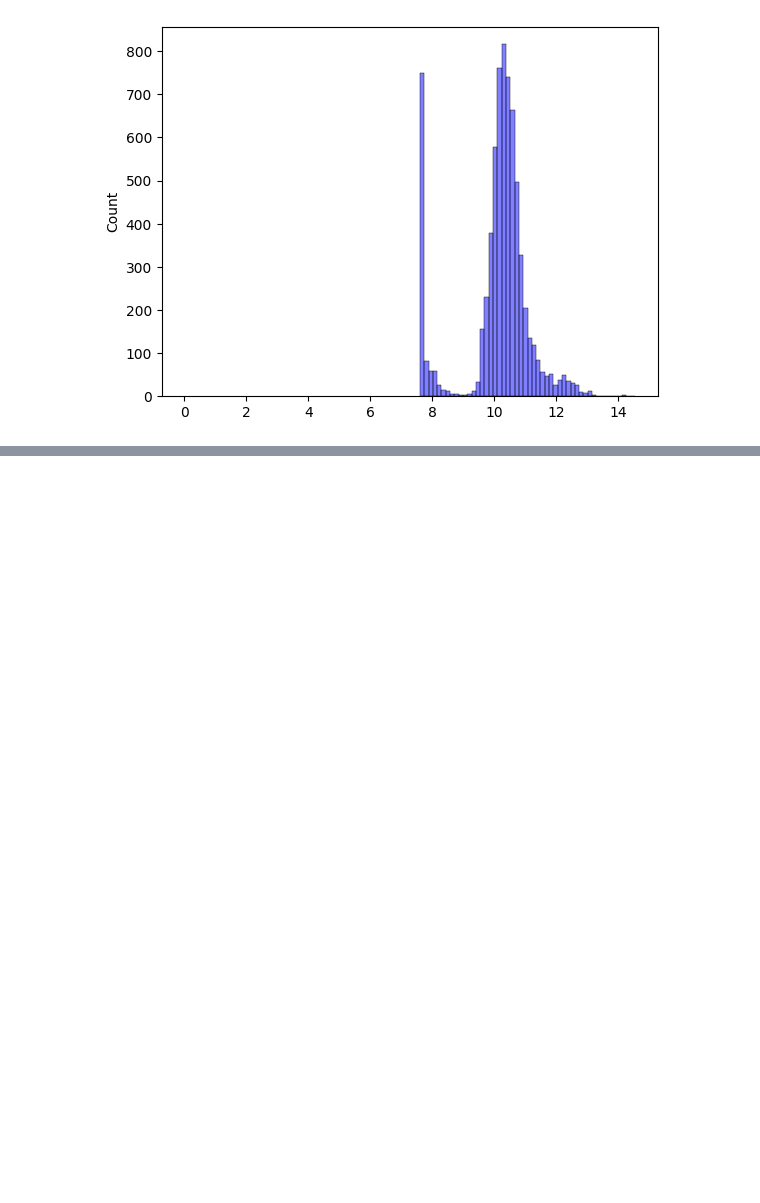
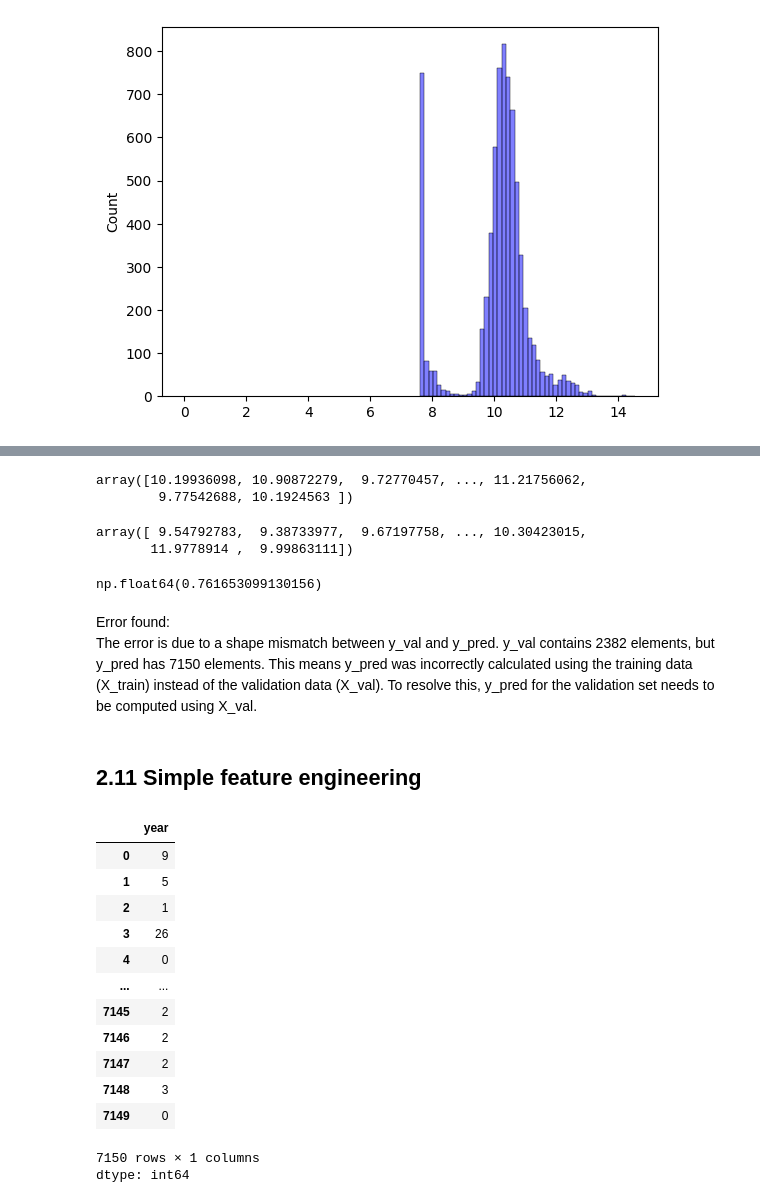
Before and after one commit to abliskan/ML-Zoomcamp-Personal-Note, a Jupyter notebook: 02_Regression/exercise/Week_2.ipynb, the cells around one changed output, grey strips where cells are left out. Cells and saved outputs as stored; diff of their text form; code cells hidden in the pictures; blank space fills up the shorter version.

```diff
--- a/02_Regression/exercise/Week_2.ipynb
+++ b/02_Regression/exercise/Week_2.ipynb
@@ -434,0 +468,37 @@ sns.histplot(y_train, color='blue', alpha=0.5, bins=50)
+# %%
+y_val
+# %% [output]
+array([10.19936098, 10.90872279,  9.72770457, ..., 11.21756062,
+        9.77542688, 10.1924563 ])
+# %%
+y_pred
+# %% [output]
+array([ 9.54792783,  9.38733977,  9.67197758, ..., 10.30423015,
+       11.9778914 ,  9.99863111])
+# %%
+y_pred_val = w0 + X_val.dot(w)
+rmse(y_val, y_pred_val)
+# %% [output]
+np.float64(0.761653099130156)
+# %% [markdown]
+Error found: <br>
+The error is due to a shape mismatch between y_val and y_pred. y_val contains 2382 elements, but y_pred has 7150 elements. This means y_pred was incorrectly calculated using the training data (X_train) instead of the validation data (X_val). To resolve this, y_pred for the validation set needs to be computed using X_val.
+# %% [markdown]
+## 2.11 Simple feature engineering
+# %%
+2017 - df_train.year
+# %% [output]
+|  | year |
+| 0 | 9 |
+| 1 | 5 |
+| 2 | 1 |
+| 3 | 26 |
+| 4 | 0 |
+| ... | ... |
+| 7145 | 2 |
+| 7146 | 2 |
+| 7147 | 2 |
+| 7148 | 3 |
+| 7149 | 0 |
+7150 rows × 1 columns
+dtype: int64
```
Also changed, not shown: parts of 44 cells of this notebook.
